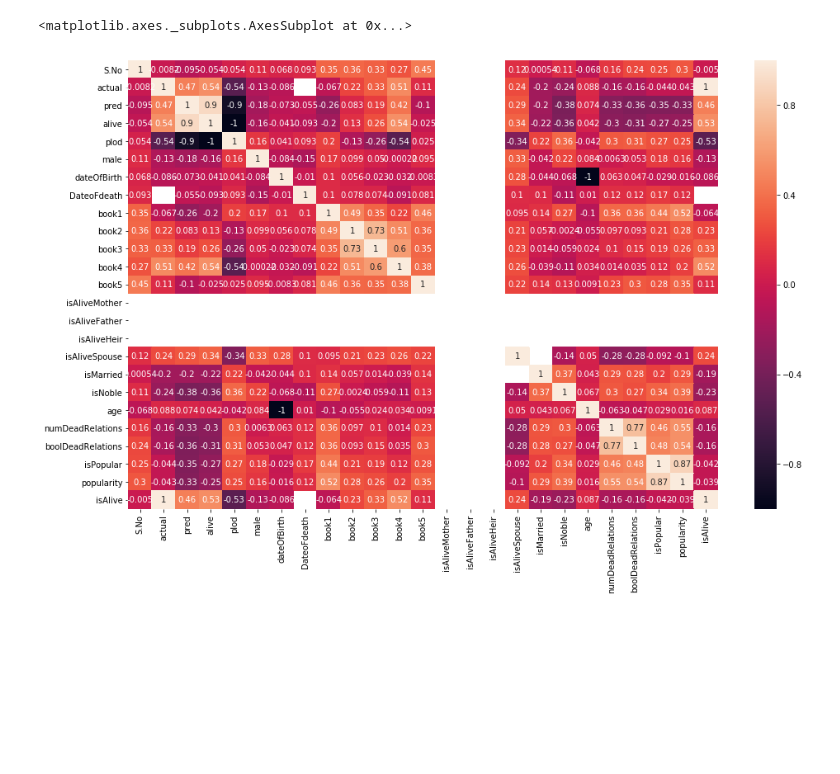
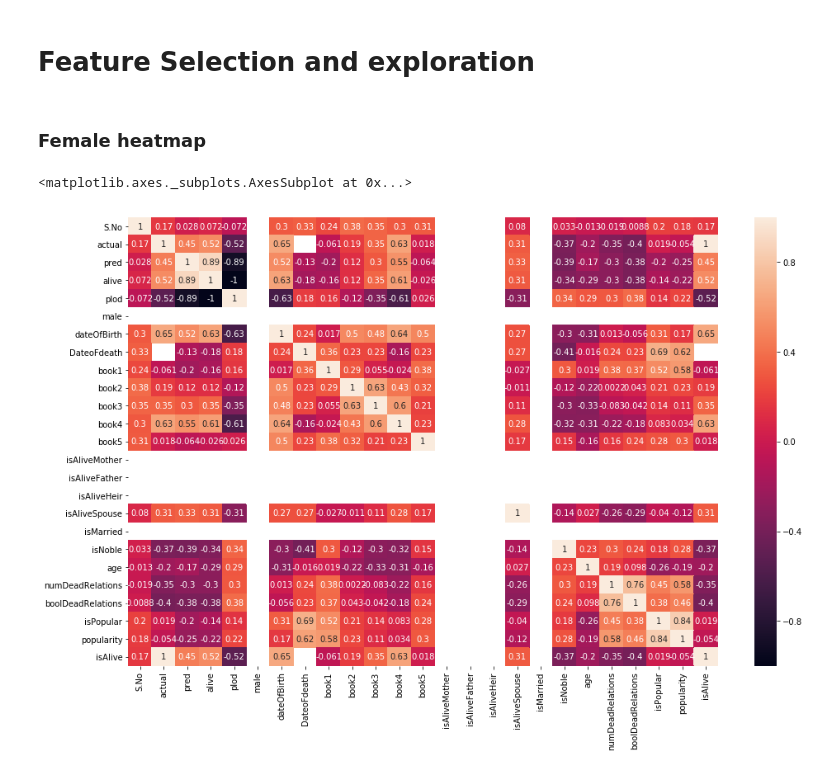
Before and after one commit to rajaraghav/kaggle_gameofthrones, a Jupyter notebook: GOT.ipynb, the cells around one changed output. Saved outputs shown, nothing was run; the diff lists cells and outputs as text; code cells hidden in the pictures; blank space fills up the shorter version.

```diff
--- a/GOT.ipynb
+++ b/GOT.ipynb
@@ -10,5 +12,3 @@ battles = pd.read_csv('battles.csv')
     deaths = pd.read_csv('character-deaths.csv')
 # %%
 pred = pd.read_csv('character-predictions.csv')
-# %%
-pred = pred[pd.notnull(pred['age'])]
@@ -16,0 +15,2 @@ cols = ['male','isMarried','isNoble','age','isPopular','isAlive']
+# %% [markdown]
+# Feature Selection and exploration
@@ -17,6 +20,11 @@ cols = ['male','isMarried','isNoble','age','isPopular','isAlive']
+# %%
+predF = pred.drop(pred[pred.male>0].index)
+predF = predF[pd.notnull(predF['isAliveSpouse'])]
+# %% [markdown]
+### Female heatmap
 # %%
 plt.figure(figsize=(16,10))
-sns.heatmap(pred.corr(),annot=True)
+sns.heatmap(predF.corr(),annot=True)
 # %% [output]
 <matplotlib.axes._subplots.AxesSubplot at 0x...>
-[figure, old version]
+[figure, new version]
```
Also changed, not shown: parts of 16 cells of this notebook.
